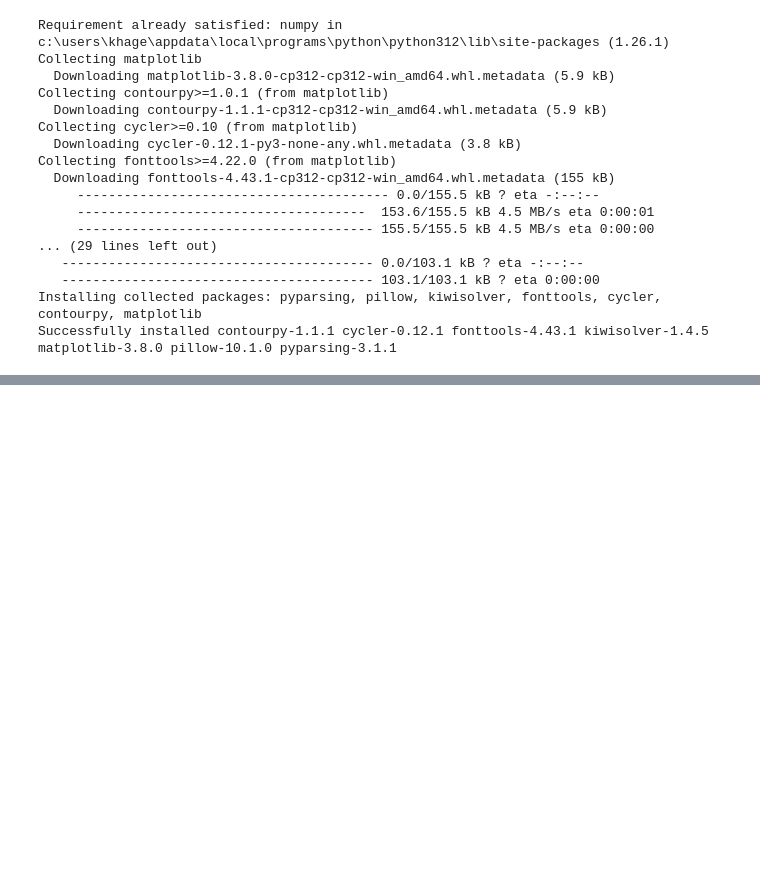
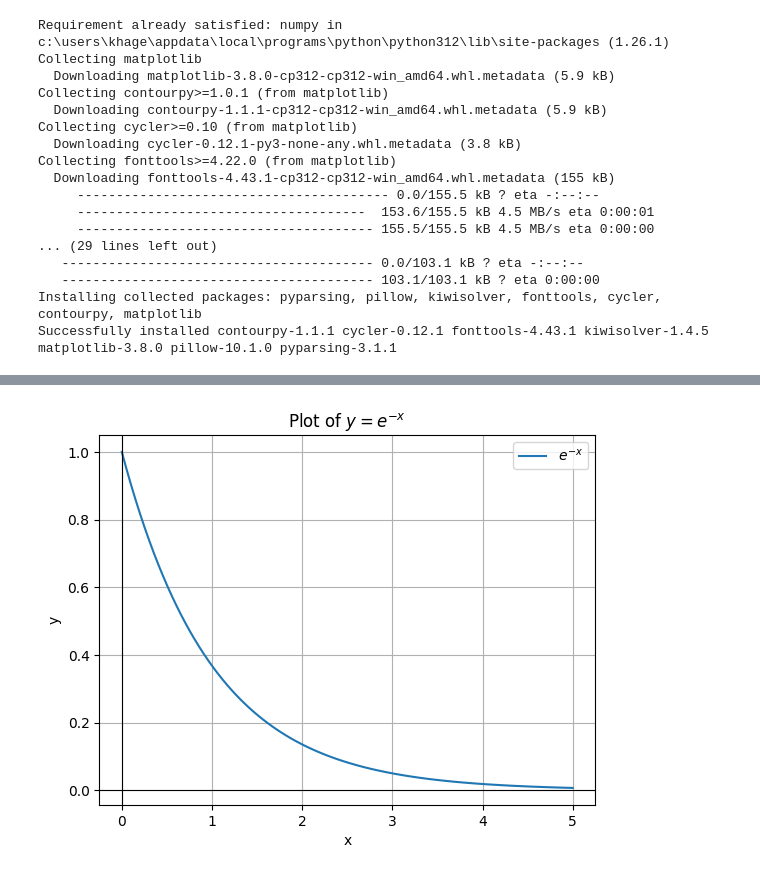
Before and after one commit to Khagendra01/Python-MLL, a Jupyter notebook: discrete.ipynb, the cells around one changed output, grey strips where cells are left out. Saved outputs shown, nothing was run; the diff lists cells and outputs as text; code cells hidden in the pictures; blank space fills up the shorter version.

```diff
--- a/discrete.ipynb
+++ b/discrete.ipynb
@@ -47,0 +48,25 @@ plt.show()
+# %%
+import numpy as np
+import matplotlib.pyplot as plt
+
+# Generate x values
+x = np.linspace(0, 5, 100)  # Adjust the range and number of points as needed
+
+# Calculate y values
+y = np.exp(-x)
+
+# Create the plot
+plt.plot(x, y, label='$e^{-x}$')
+plt.axhline(0, color='k', linewidth=1.2)  # Add a dark horizontal line at y=0
+plt.axvline(0, color='k', linewidth=1.2)  # Add a dark vertical line at x=0
+
+plt.xlabel('x')
+plt.ylabel('y')
+plt.title('Plot of $y = e^{-x}$')
+plt.grid(True)
+plt.legend()
+
+# Display the plot
+plt.show()
+# %% [output]
+[figure, added]
```
Also changed, not shown: parts of 5 cells of this notebook, 1 other file.
